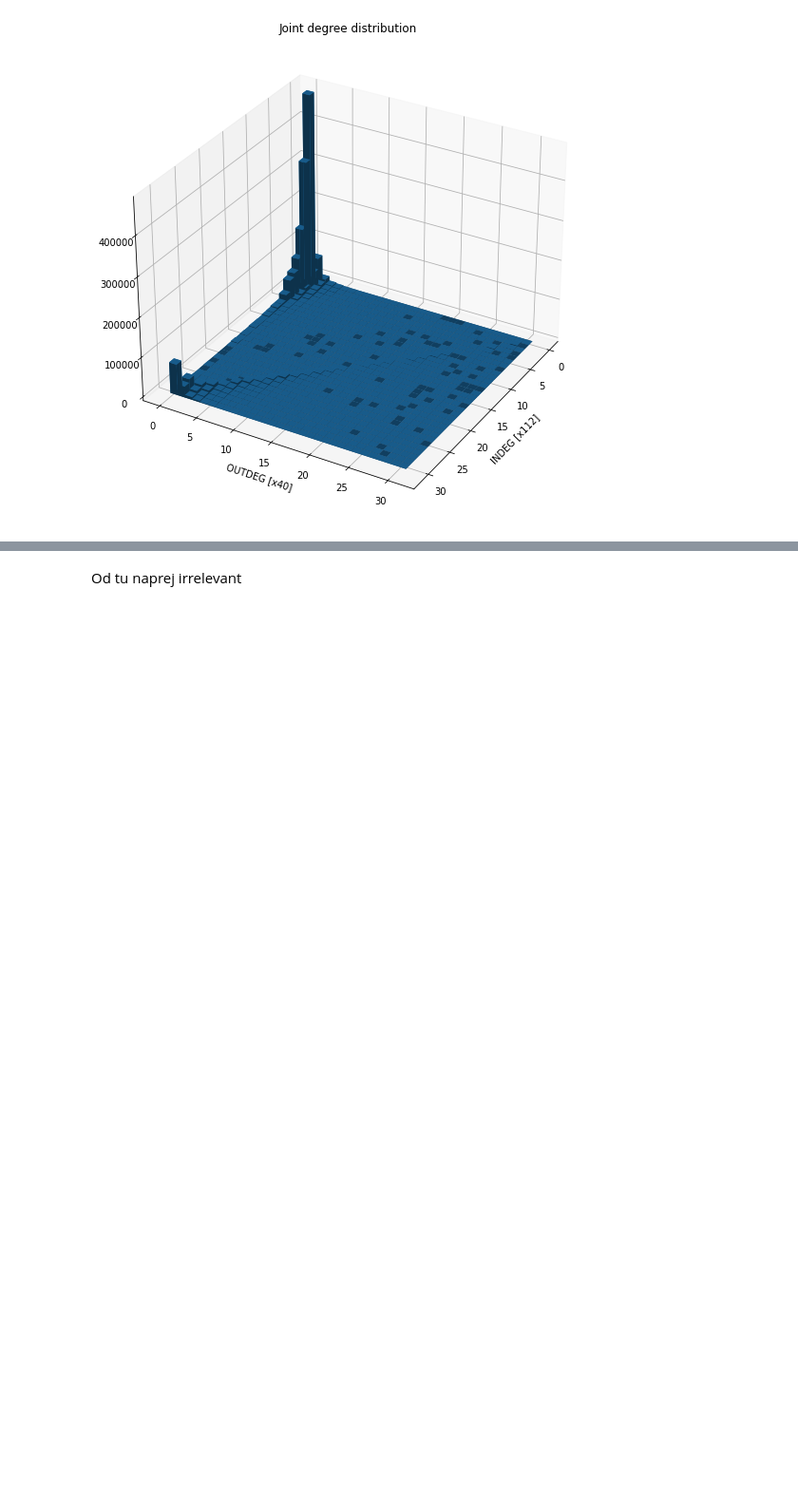
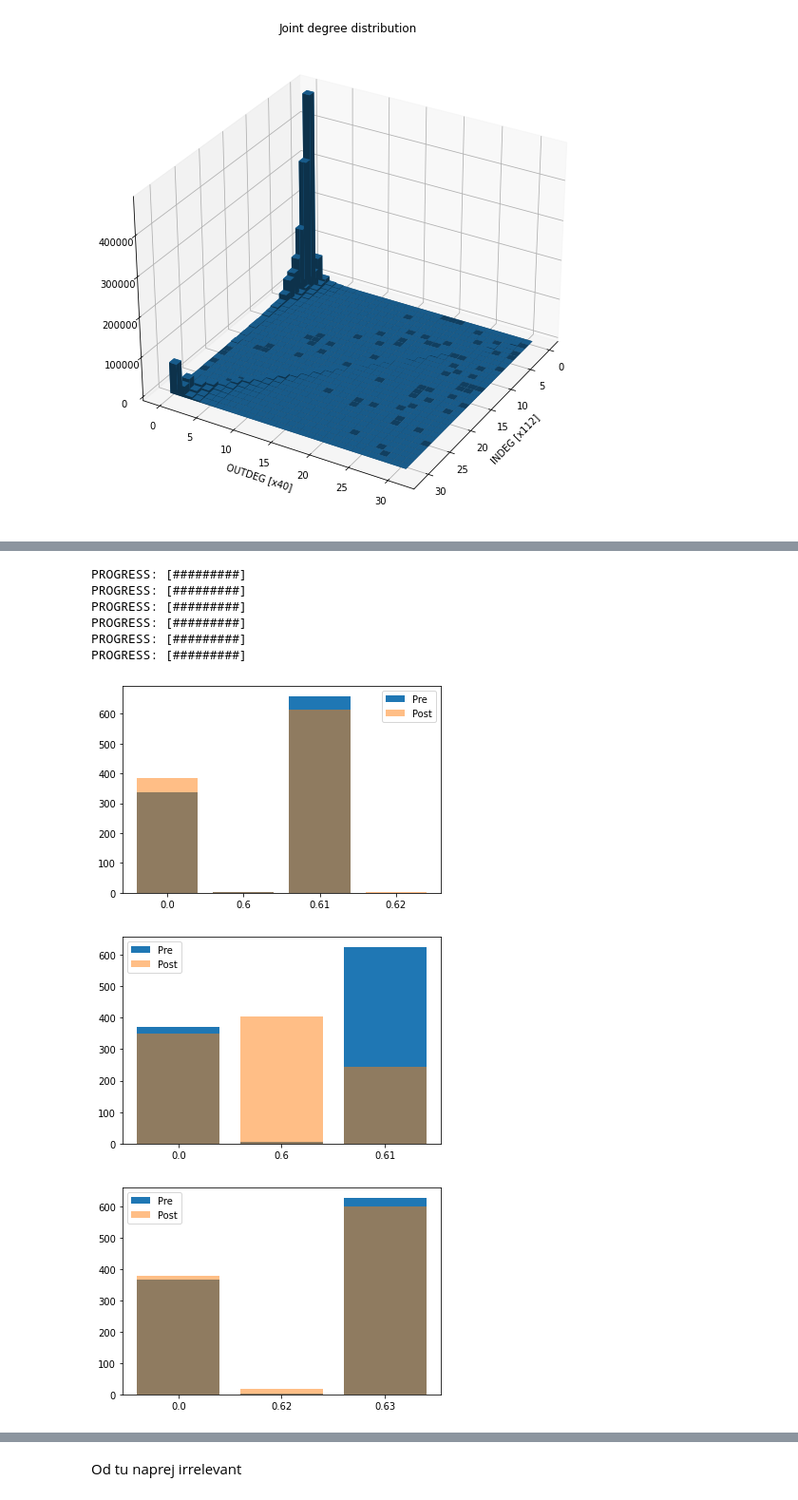
Before and after one commit to mbombek/ina_project, a Jupyter notebook: runner.ipynb, the cells around one changed output, grey strips where cells are left out. Shown: that part at 95% size. Saved outputs shown, nothing was run; the diff lists cells and outputs as text; code cells hidden in the pictures; blank space fills up the shorter version.

```diff
--- a/runner.ipynb
+++ b/runner.ipynb
@@ -203,0 +205,14 @@ simulate(50, 0.1, lowout_lowin)
+# %%
+simulate(1000, 0.2, diags)
+simulate(1000, 0.2, lowout_highin)
+simulate(1000, 0.2, lowout_lowin)
+# %% [output]
+PROGRESS: [#########]
+PROGRESS: [#########]
+PROGRESS: [#########]
+PROGRESS: [#########]
+PROGRESS: [#########]
+PROGRESS: [#########]
+[figure, added]
+[figure, added]
+[figure, added]
```
Also changed, not shown: parts of 12 cells of this notebook, 2 other files.
